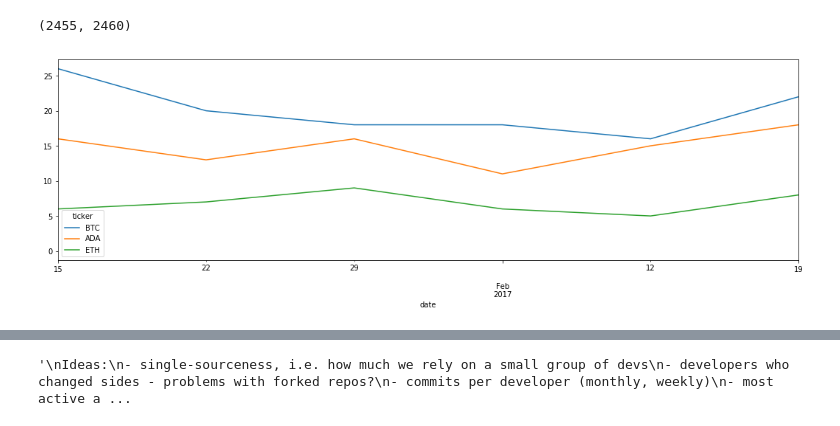
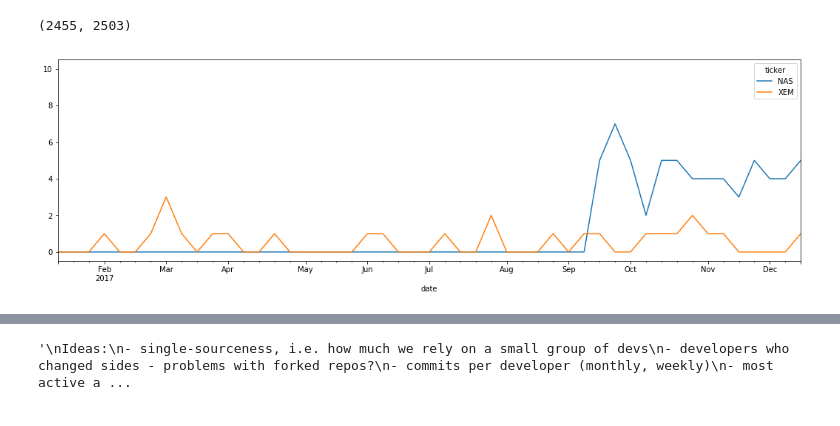
Before and after one commit to omdv/crypto-git-tracker, a Jupyter notebook: eda/EDA.ipynb, the cells around one changed output, grey strips where cells are left out. Saved outputs shown, nothing was run; the diff lists cells and outputs as text; code cells hidden in the pictures.

Commit message:
Fixed analytics and activity indicators

```diff
--- a/eda/EDA.ipynb
+++ b/eda/EDA.ipynb
@@ -10,10 +10,9 @@ DEVELOPER_COMMITS = 5
 DAILY_COMMITS_MA_PERIOD = 16
 DAILY_DEVS_MA_PERIOD = 16
 # %%
-db_uri="postgres://postgres:postgres@localhost:5435/analytics_dev"
+db_uri="postgres://postgres:postgres@192.168.99.104:5432/analytics_dev"
 engine = create_engine(db_uri)
 df = pd.read_sql('commits', engine)
 df.info()
-df.set_index("date", inplace=True)
 # %% [output]
 <class 'pandas.core.frame.DataFrame'>
@@ -32,2 +31,5 @@ memory usage: 14.6+ MB
 # %%
-df.drop_duplicates(subset=['ticker', 'login', 'date', 'message'], inplace=True)
+df = pd.read_sql('commits', engine)
+df.drop_duplicates(
+    subset=['ticker', 'login', 'date', 'message', 'url'], inplace=True)
+df.set_index("date", inplace=True)
@@ -98,8 +110,8 @@ _mean_devs_day = unique_devs.apply(lambda x: x[x[x!=0].index[0]:].mean(), axis=0
 result = _merger(result, _mean_devs_day, 'mean_devs_day')
 # %%
 # plot
-ax = unique_devs[['BTC','ADA','ETH']].plot(figsize=(18,5))
-ax.set_xlim(pd.Timestamp('2017-01-15'), pd.Timestamp('2017-02-16'))
+ax = unique_devs[['NAS','XEM']].plot(figsize=(18,5))
+ax.set_xlim(pd.Timestamp('2017-01-15'), pd.Timestamp('2017-12-16'))
 # %% [output]
-(2455, 2460)
+(2455, 2503)
-[figure, old version]
+[figure, new version]
```
Also changed, not shown: parts of 24 cells of this notebook, 10 other files.
